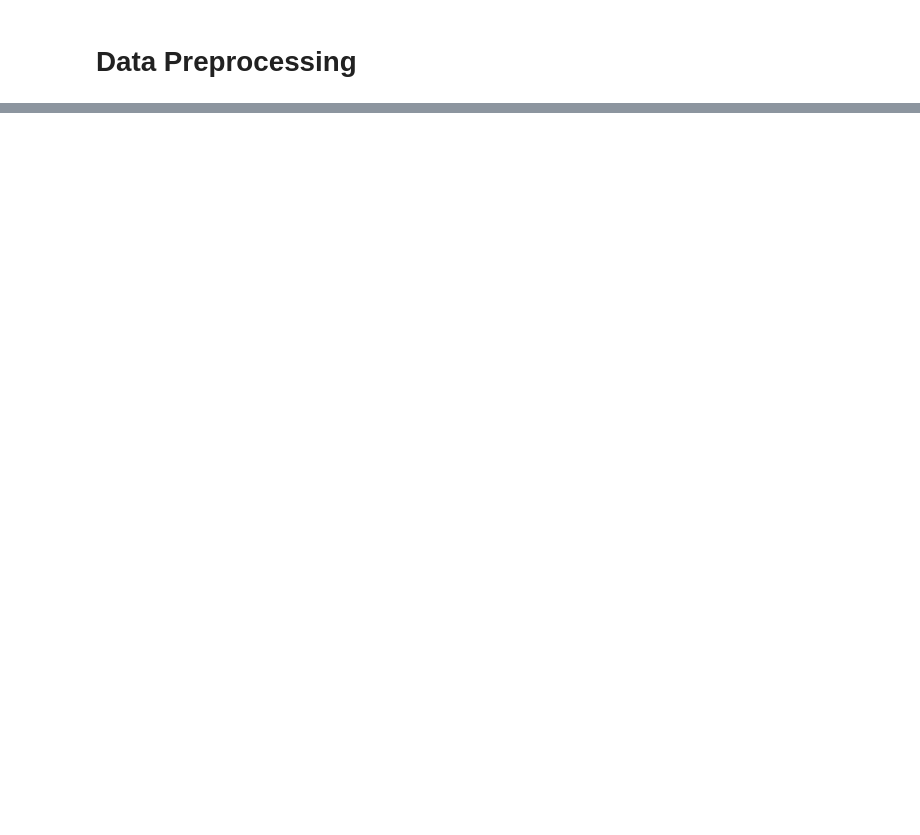
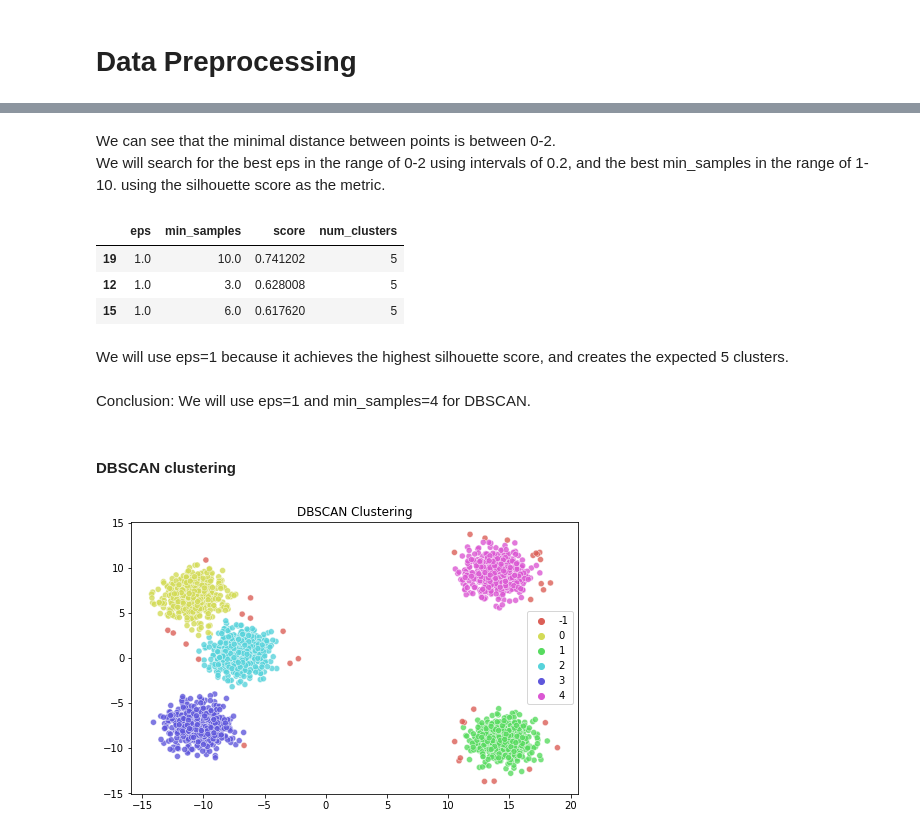
Before and after one commit to Ilan-v/Intro2DS_2022, a Jupyter notebook: clustering.ipynb, the cells around one changed output, grey strips where cells are left out. Cells and saved outputs as stored; diff of their text form; code cells hidden in the pictures; blank space fills up the shorter version.

```diff
--- a/clustering.ipynb
+++ b/clustering.ipynb
@@ -151,0 +215,19 @@ To sum up, we should use a lower dimension, and we can use 5 clusters for the me
+# %%
+pca_3d = pca_result[:,:3]
+kmeans = KMeans(n_clusters=5, random_state=42)
+kmeans.fit(pca_3d)
+clusters = kmeans.predict(pca_3d)
+
+# plot the clusters in 3D using plotly
+import plotly.graph_objects as go
+fig = go.Figure(data=[go.Scatter3d(
+    x=pca_3d[:,0], y=pca_3d[:,1], z=pca_3d[:,2],
+    mode='markers',
+    marker=dict(
+        size=5,
+        color=clusters,                # set color to an array/list of desired values
+        colorscale='Viridis',   # choose a colorscale
+        opacity=0.8
+    )
+)])
+fig.show()
@@ -151,0 +262,42 @@ To sum up, we should use a lower dimension, and we can use 5 clusters for the me
+# %% [markdown]
+We can see that the minimal distance between points is between 0-2.
+<br>
+We will search for the best eps in the range of 0-2 using intervals of 0.2, and the best min_samples in the range of 1-10. using the silhouette score as the metric.
+# %%
+epsilons = np.linspace(0.5, 2, 4)
+min_samples = np.linspace(1, 10, 10)
+# %%
+results = []
+for eps in epsilons:
+    for min_sample in min_samples:
+        dbscan = DBSCAN(eps=eps, min_samples=min_sample)
+        dbscan.fit(pca_data)
+        clusters = dbscan.labels_
+        score = silhouette_score(pca_data, clusters)
+        num_clusters = len(np.unique(clusters[clusters>=0]))
+        # save the results
+        results.append([eps, min_sample, score, num_clusters])
+
+df_res = pd.DataFrame(results, columns=['eps', 'min_samples', 'score', 'num_clusters'])
+# %%
+df_res[df_res['num_clusters']==5].sort_values(by='score', ascending=False)
+# %% [output]
+|  | eps | min_samples | score | num_clusters |
+| 19 | 1.0 | 10.0 | 0.741202 | 5 |
+| 12 | 1.0 | 3.0 | 0.628008 | 5 |
+| 15 | 1.0 | 6.0 | 0.617620 | 5 |
+# %% [markdown]
+We will use eps=1 because it achieves the highest silhouette score, and creates the expected 5 clusters.
+# %% [markdown]
+Conclusion: We will use eps=1 and min_samples=4 for DBSCAN.
+# %% [markdown]
+#### DBSCAN clustering
+# %%
+# perform DBSCAN clustering
+dbscan = DBSCAN(eps=1, min_samples=10)
+dbscan.fit(pca_data)
+clusters = dbscan.labels_
+score = silhouette_score(pca_data, clusters)
+plot_clusters(pca_data, clusters, 'DBSCAN Clustering')
+# %% [output]
+[figure, added]
```
Also changed, not shown: parts of 22 cells of this notebook.
